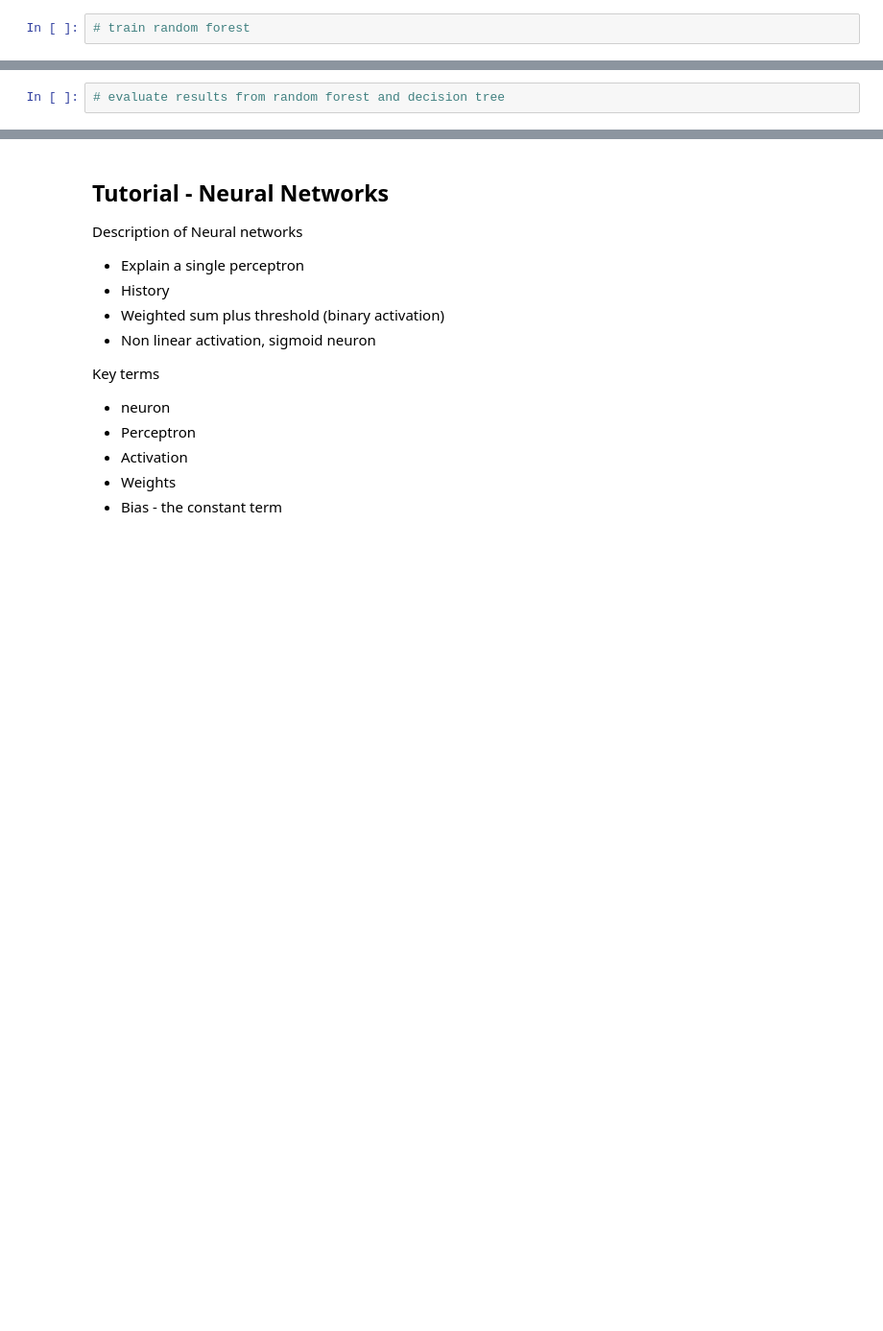
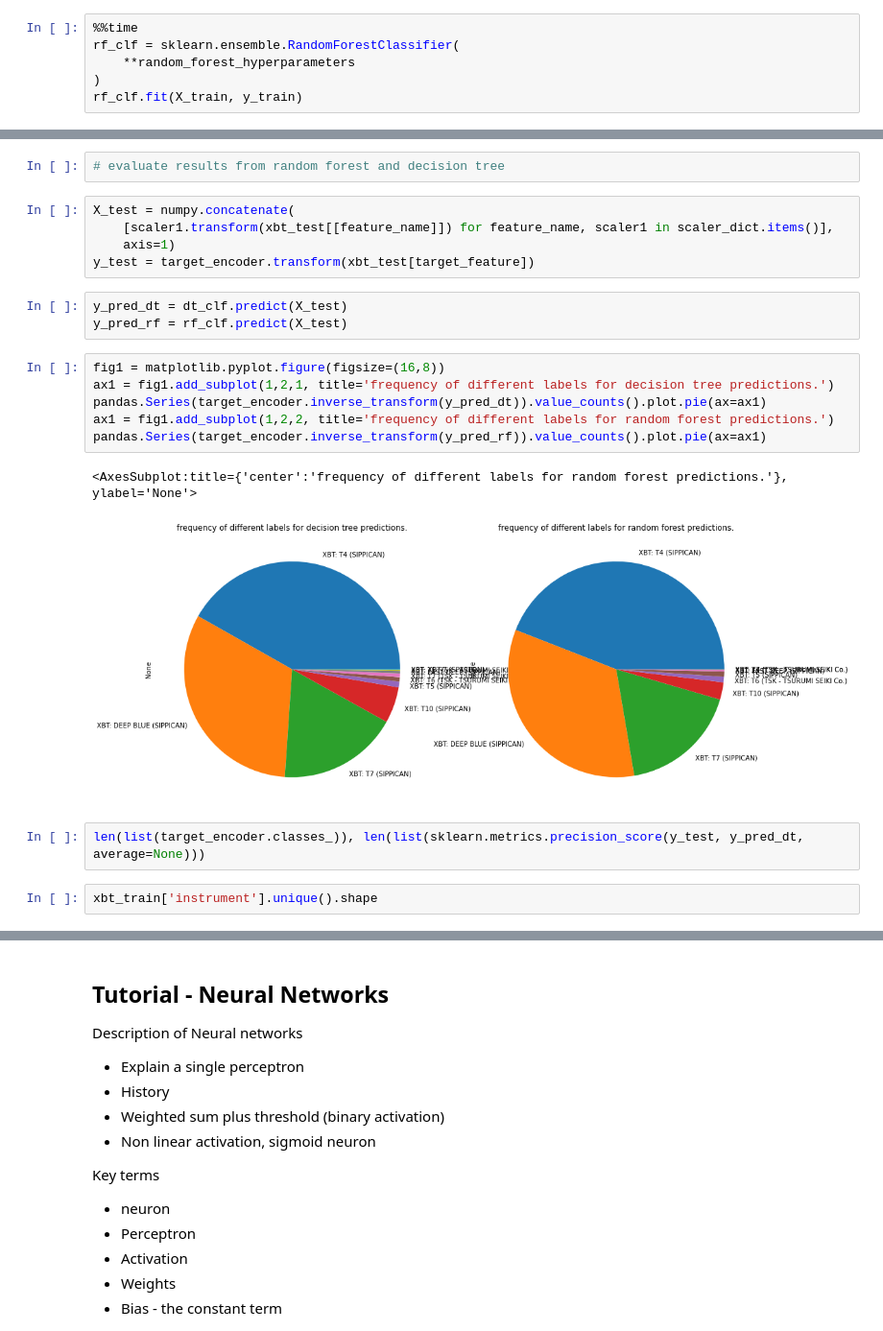
Before and after one commit to informatics-lab/ml_weather_tutorial, a Jupyter notebook: 03_algorithm_selection.ipynb, the cells around one changed output, grey strips where cells are left out. Shown at 96% size. Saved outputs shown, nothing was run; the diff lists cells and outputs as text; blank space fills up the shorter version.

```diff
--- a/03_algorithm_selection.ipynb
+++ b/03_algorithm_selection.ipynb
@@ -253,2 +240,6 @@ matplotlib.pyplot.show()
 # %%
-# train random forest
+%%time
+rf_clf = sklearn.ensemble.RandomForestClassifier(
+    **random_forest_hyperparameters
+)
+rf_clf.fit(X_train, y_train)
@@ -257,2 +294,23 @@ matplotlib.pyplot.show()
 # %%
 # evaluate results from random forest and decision tree
+# %%
+X_test = numpy.concatenate(
+    [scaler1.transform(xbt_test[[feature_name]]) for feature_name, scaler1 in scaler_dict.items()],
+    axis=1)
+y_test = target_encoder.transform(xbt_test[target_feature])
+# %%
+y_pred_dt = dt_clf.predict(X_test)
+y_pred_rf = rf_clf.predict(X_test)
+# %%
+fig1 = matplotlib.pyplot.figure(figsize=(16,8))
+ax1 = fig1.add_subplot(1,2,1, title='frequency of different labels for decision tree predictions.')
+pandas.Series(target_encoder.inverse_transform(y_pred_dt)).value_counts().plot.pie(ax=ax1)
+ax1 = fig1.add_subplot(1,2,2, title='frequency of different labels for random forest predictions.')
+pandas.Series(target_encoder.inverse_transform(y_pred_rf)).value_counts().plot.pie(ax=ax1)
+# %% [output]
+<AxesSubplot:title={'center':'frequency of different labels for random forest predictions.'}, ylabel='None'>
+[figure, added]
+# %%
+len(list(target_encoder.classes_)), len(list(sklearn.metrics.precision_score(y_test, y_pred_dt, average=None)))
+# %%
+xbt_train['instrument'].unique().shape
```
Also changed, not shown: parts of 17 cells of this notebook.
